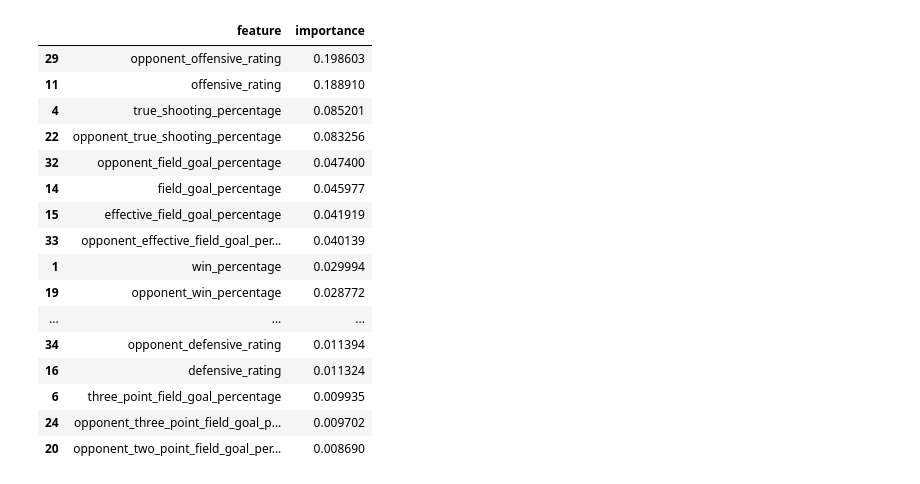
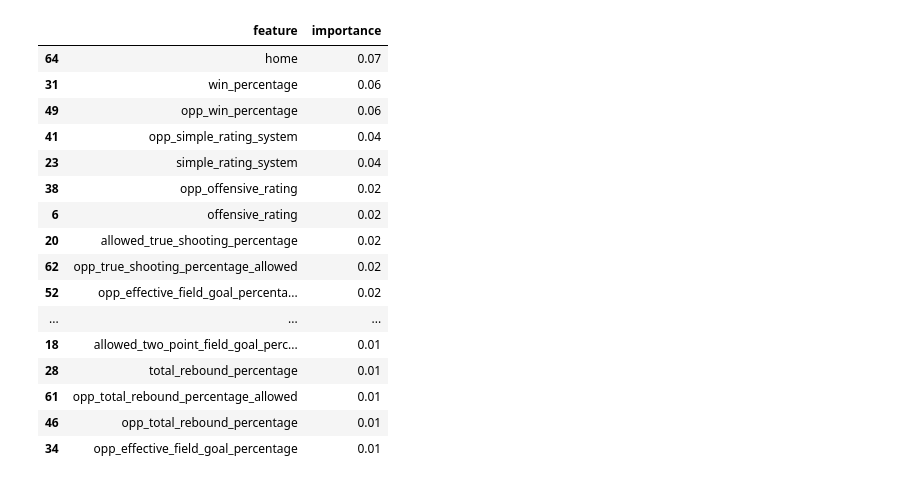
Before and after one commit to fmathews11/College_basketball, a Jupyter notebook: bbal_ml_v1.ipynb, the cells around one changed output. Cells and saved outputs as stored; diff of their text form; code cells hidden in the pictures.

```diff
--- a/bbal_ml_v1.ipynb
+++ b/bbal_ml_v1.ipynb
@@ -43,5 +19,8 @@ df.sample(5)
+# %%
+df = pd.read_csv("ml_df_l3.csv")
 # %%
+cols_to_drop = [0,71,72,74,75,78,79,7,8,17,42,43,62,73]
+df = df.drop(columns = [df.columns[i] for i in cols_to_drop],axis = 1)
 X = df.drop('result',1)
 y = df.result
-
-X_train,X_test,y_train,y_test = train_test_split(X,y,stratify = df.result)
+X_train,X_test,y_train,y_test = train_test_split(X,y,stratify = y)
@@ -48,5 +31,6 @@ X_train,X_test,y_train,y_test = train_test_split(X,y,stratify = df.result)
 # %%
-clf = RandomForestClassifier(n_estimators = 500,verbose = 1,n_jobs = -1)
+clf = RandomForestClassifier(n_estimators = 250,n_jobs = -1)
 clf.fit(X_train,y_train)
-clf.score(X_train,y_train)
+y_train_pred = clf.predict(X_train)
+pprint(classification_report(y_train,y_train_pred,output_dict = True))
 # %% [output]
@@ -102,26 +74,26 @@ Index(['pace', 'win_percentage', 'two_point_field_goal_percentage',
 # %%
 imp_dict = {key:[] for key in ('feature','importance')}
 for feat,imp in zip(X_train.columns,clf.feature_importances_):
     imp_dict['feature'].append(feat)
     imp_dict['importance'].append(imp)
 
 imp_df = pd.DataFrame.from_dict(imp_dict)
-imp_df.sort_values('importance',ascending = False).head(20)
+imp_df.sort_values('importance',ascending = False).head(25)
 # %% [output]
 |  | feature | importance |
-| 29 | opponent_offensive_rating | 0.198603 |
-| 11 | offensive_rating | 0.188910 |
-| 4 | true_shooting_percentage | 0.085201 |
-| 22 | opponent_true_shooting_percentage | 0.083256 |
-| 32 | opponent_field_goal_percentage | 0.047400 |
-| 14 | field_goal_percentage | 0.045977 |
-| 15 | effective_field_goal_percentage | 0.041919 |
-| 33 | opponent_effective_field_goal_per... | 0.040139 |
-| 1 | win_percentage | 0.029994 |
-| 19 | opponent_win_percentage | 0.028772 |
+| 64 | home | 0.07 |
+| 31 | win_percentage | 0.06 |
+| 49 | opp_win_percentage | 0.06 |
+| 41 | opp_simple_rating_system | 0.04 |
+| 23 | simple_rating_system | 0.04 |
+| 38 | opp_offensive_rating | 0.02 |
+| 6 | offensive_rating | 0.02 |
+| 20 | allowed_true_shooting_percentage | 0.02 |
+| 62 | opp_true_shooting_percentage_allowed | 0.02 |
+| 52 | opp_effective_field_goal_percenta... | 0.02 |
 | ... | ... | ... |
-| 34 | opponent_defensive_rating | 0.011394 |
-| 16 | defensive_rating | 0.011324 |
-| 6 | three_point_field_goal_percentage | 0.009935 |
-| 24 | opponent_three_point_field_goal_p... | 0.009702 |
-| 20 | opponent_two_point_field_goal_per... | 0.008690 |
+| 18 | allowed_two_point_field_goal_perc... | 0.01 |
+| 28 | total_rebound_percentage | 0.01 |
+| 61 | opp_total_rebound_percentage_allowed | 0.01 |
+| 46 | opp_total_rebound_percentage | 0.01 |
+| 34 | opp_effective_field_goal_percentage | 0.01 |
```
Also changed, not shown: parts of 23 cells of this notebook, 2 other files.
